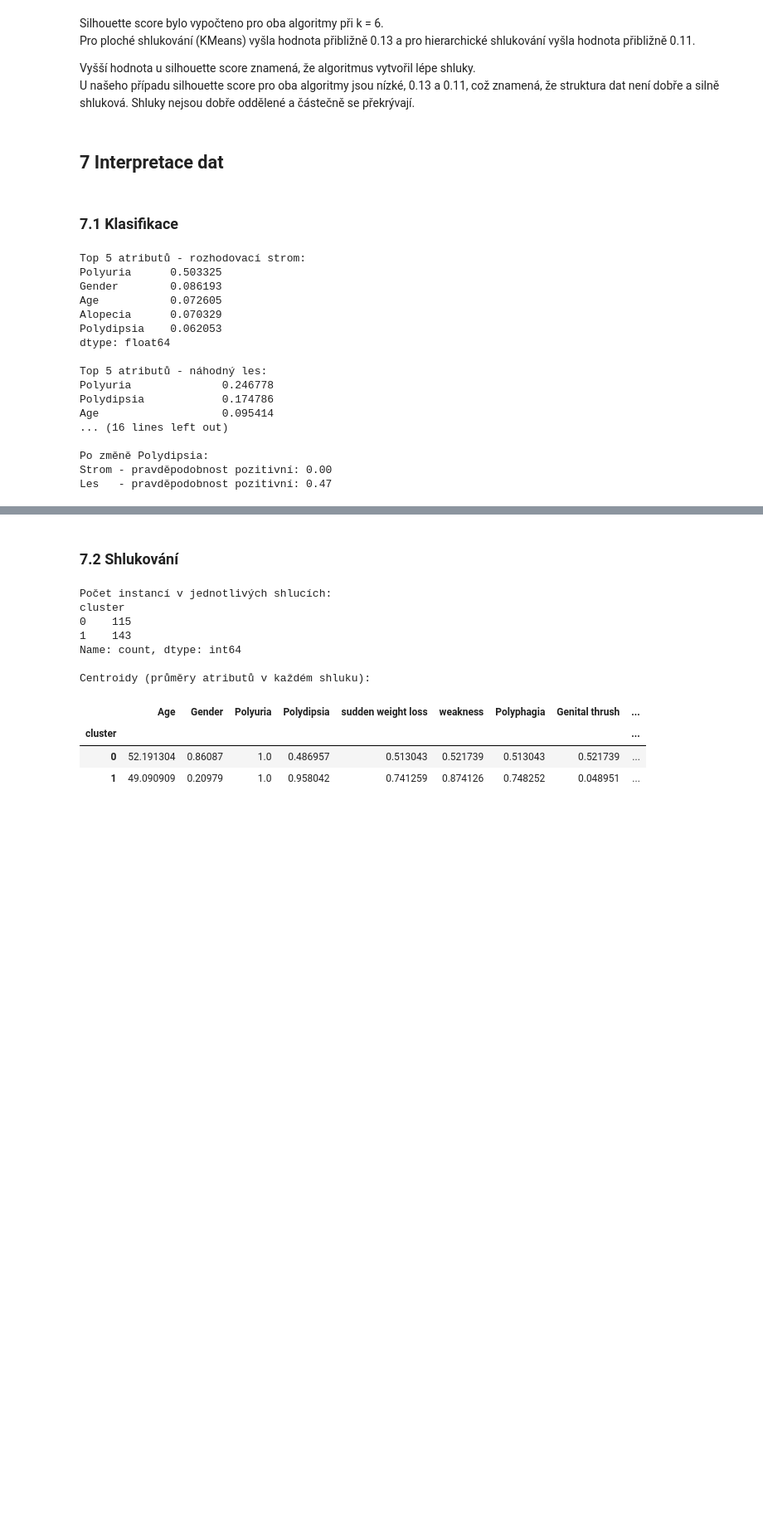
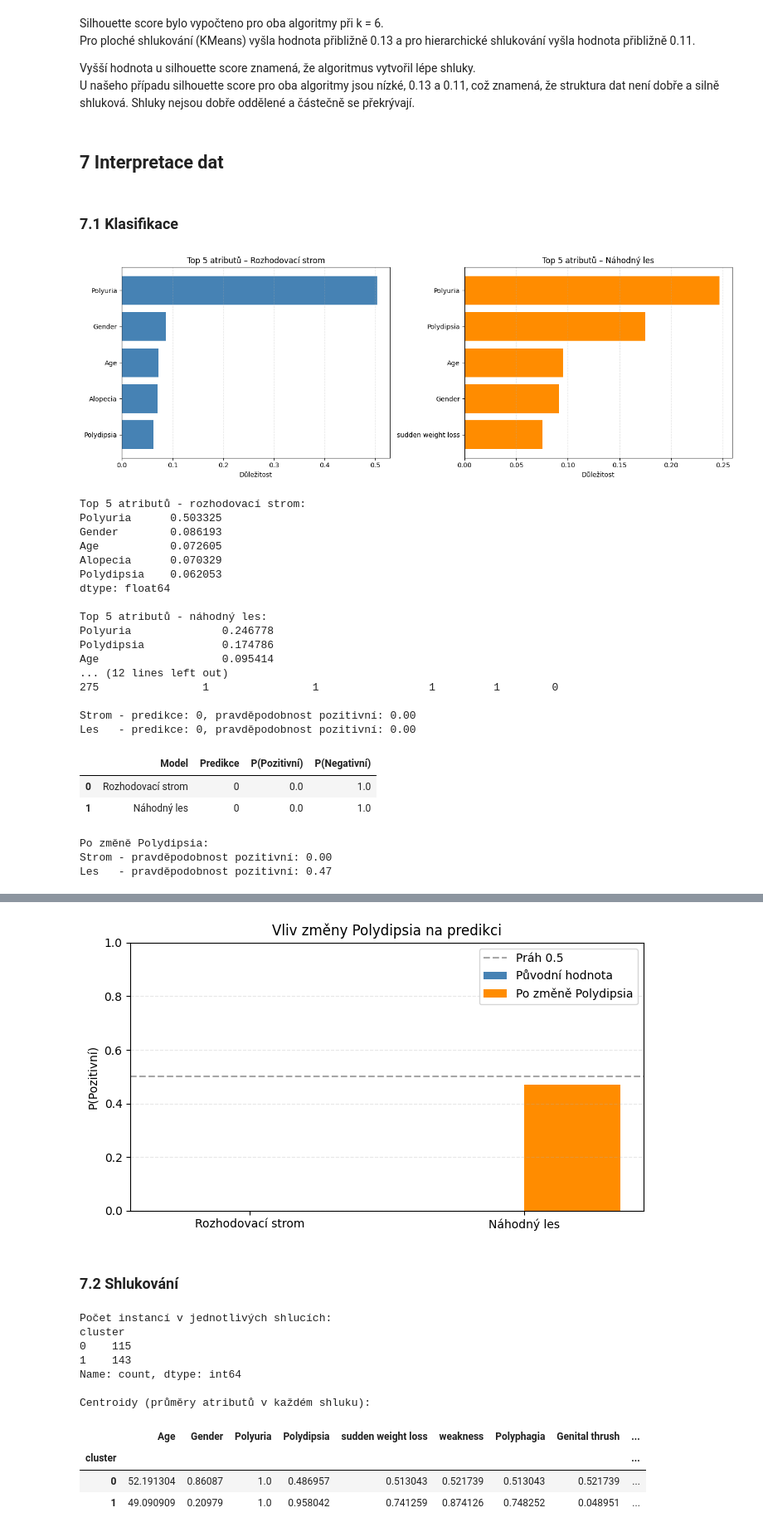
Before and after one commit to connertran/ZIS_semestralka, a Jupyter notebook: dokumentace_diabetes_V7.ipynb, the cells around one changed output, grey strips where cells are left out. Shown at 83% size. Cells and saved outputs as stored; diff of their text form; code cells hidden in the pictures; blank space fills up the shorter version.

```diff
--- a/dokumentace_diabetes_V7.ipynb
+++ b/dokumentace_diabetes_V7.ipynb
@@ -806,35 +806,96 @@ Shluky nejsou dobře oddělené a částečně se překrývají.
 
 # a) Nejdůležitější atributy podle rozhodovacího stromu a náhodného lesu
 tree_importance = pd.Series(decisionTreeClasiffier.feature_importances_, index=x_train.columns).sort_values(ascending=False)
 forest_importance = pd.Series(randomForestClassifier.feature_importances_, index=x_train.columns).sort_values(ascending=False)
 
+top5_tree   = tree_importance.head(5).sort_values(ascending=True)
+top5_forest = forest_importance.head(5).sort_values(ascending=True)
+
+fig, axes = plt.subplots(1, 2, figsize=(14, 5))
+
+axes[0].barh(top5_tree.index, top5_tree.values, color='steelblue')
+axes[0].set_title('Top 5 atributů – Rozhodovací strom')
+axes[0].set_xlabel('Důležitost')
+axes[0].grid(axis='x', linestyle='--', alpha=0.3)
+
+axes[1].barh(top5_forest.index, top5_forest.values, color='darkorange')
+axes[1].set_title('Top 5 atributů – Náhodný les')
+axes[1].set_xlabel('Důležitost')
+axes[1].grid(axis='x', linestyle='--', alpha=0.3)
+
+plt.tight_layout()
+plt.show()
+
 print("Top 5 atributů - rozhodovací strom:")
 print(tree_importance.head(5))
 print("\nTop 5 atributů - náhodný les:")
 print(forest_importance.head(5))
+
 
 # b) Klasifikace vybrané instance oběma modely
 instance = x_test.iloc[[0]]
 print("\nVybraná instance:")
 print(instance)
 
 tree_pred = decisionTreeClasiffier.predict(instance)[0]
 tree_prob = decisionTreeClasiffier.predict_proba(instance)[0][1]
 
 forest_pred = randomForestClassifier.predict(instance)[0]
 forest_prob = randomForestClassifier.predict_proba(instance)[0][1]
 
 print(f"\nStrom - predikce: {tree_pred}, pravděpodobnost pozitivní: {tree_prob:.2f}")
 print(f"Les   - predikce: {forest_pred}, pravděpodobnost pozitivní: {forest_prob:.2f}")
 
+display(pd.DataFrame({
+    'Model':         ['Rozhodovací strom', 'Náhodný les'],
+    'Predikce':      [tree_pred, forest_pred],
+    'P(Pozitivní)':  [round(tree_prob, 2), round(forest_prob, 2)],
+    'P(Negativní)':  [round(1 - tree_prob, 2), round(1 - forest_prob, 2)]
+}))
+
 # c) Změna atributu zájmu (Polydipsia) a porovnání výsledku
 instance_changed = instance.copy()
 instance_changed["Polydipsia"] = 1 - instance_changed["Polydipsia"].values[0]
 
+tree_prob_after   = decisionTreeClasiffier.predict_proba(instance_changed)[0][1]
+forest_prob_after = randomForestClassifier.predict_proba(instance_changed)[0][1]
+
 print(f"\nPo změně Polydipsia:")
-print(f"Strom - pravděpodobnost pozitivní: {decisionTreeClasiffier.predict_proba(instance_changed)[0][1]:.2f}")
-print(f"Les   - pravděpodobnost pozitivní: {randomForestClassifier.predict_proba(instance_changed)[0][1]:.2f}")
+print(f"Strom - pravděpodobnost pozitivní: {tree_prob_after:.2f}")
+print(f"Les   - pravděpodobnost pozitivní: {forest_prob_after:.2f}")
+
+display(pd.DataFrame({
+    'Model': ['Rozhodovací strom', 'Náhodný les'],
+    'Původní P(Pozitivní)': [round(tree_prob, 2), round(forest_prob, 2)],
+    'Po změně P(Pozitivní)': [round(tree_prob_after, 2), round(forest_prob_after, 2)],
+    'Změna': [round(tree_prob_after - tree_prob, 2), round(forest_prob_after - forest_prob, 2)]
+}))
+
+# Graf: Vliv změny Polydipsia
+labels = ['Rozhodovací strom', 'Náhodný les']
+before = [tree_prob, forest_prob]
+after  = [tree_prob_after, forest_prob_after]
+
+x = np.arange(len(labels))
+bar_w = 0.35
+
+fig, ax = plt.subplots(figsize=(7, 4))
+ax.bar(x - bar_w/2, before, bar_w, label='Původní hodnota', color='steelblue')
+ax.bar(x + bar_w/2, after,  bar_w, label='Po změně Polydipsia', color='darkorange')
+
+ax.set_xticks(x)
+ax.set_xticklabels(labels)
+ax.set_ylabel('P(Pozitivní)')
+ax.set_ylim(0, 1)
+ax.axhline(0.5, color='gray', linestyle='--', alpha=0.7, label='Práh 0.5')
+ax.set_title('Vliv změny Polydipsia na predikci')
+ax.legend()
+ax.grid(axis='y', linestyle='--', alpha=0.3)
+
+plt.tight_layout()
+plt.show()
 # %% [output]
+[figure, added]
 Top 5 atributů - rozhodovací strom:
 Polyuria      0.503325
 Gender        0.086193
@@ -847,8 +908,14 @@ Top 5 atributů - náhodný les:
 Polyuria              0.246778
 Polydipsia            0.174786
 Age                   0.095414
-... (16 lines left out)
+... (12 lines left out)
+275                1                1                 1         1        0
 
-Po změně Polydipsia:
-Strom - pravděpodobnost pozitivní: 0.00
-Les   - pravděpodobnost pozitivní: 0.47
+Strom - predikce: 0, pravděpodobnost pozitivní: 0.00
+Les   - predikce: 0, pravděpodobnost pozitivní: 0.00
+|  | Model | Predikce | P(Pozitivní) | P(Negativní) |
+| 0 | Rozhodovací strom | 0 | 0.0 | 1.0 |
+| 1 | Náhodný les | 0 | 0.0 | 1.0 |
+Po změně Polydipsia:
+Strom - pravděpodobnost pozitivní: 0.00
+Les   - pravděpodobnost pozitivní: 0.47
@@ -855,3 +925,4 @@ Les   - pravděpodobnost pozitivní: 0.47
+[figure, added]
 # %% [markdown]
 ### 7.2 Shlukování
 # %%
```
Also changed, not shown: parts of 7 cells of this notebook.
